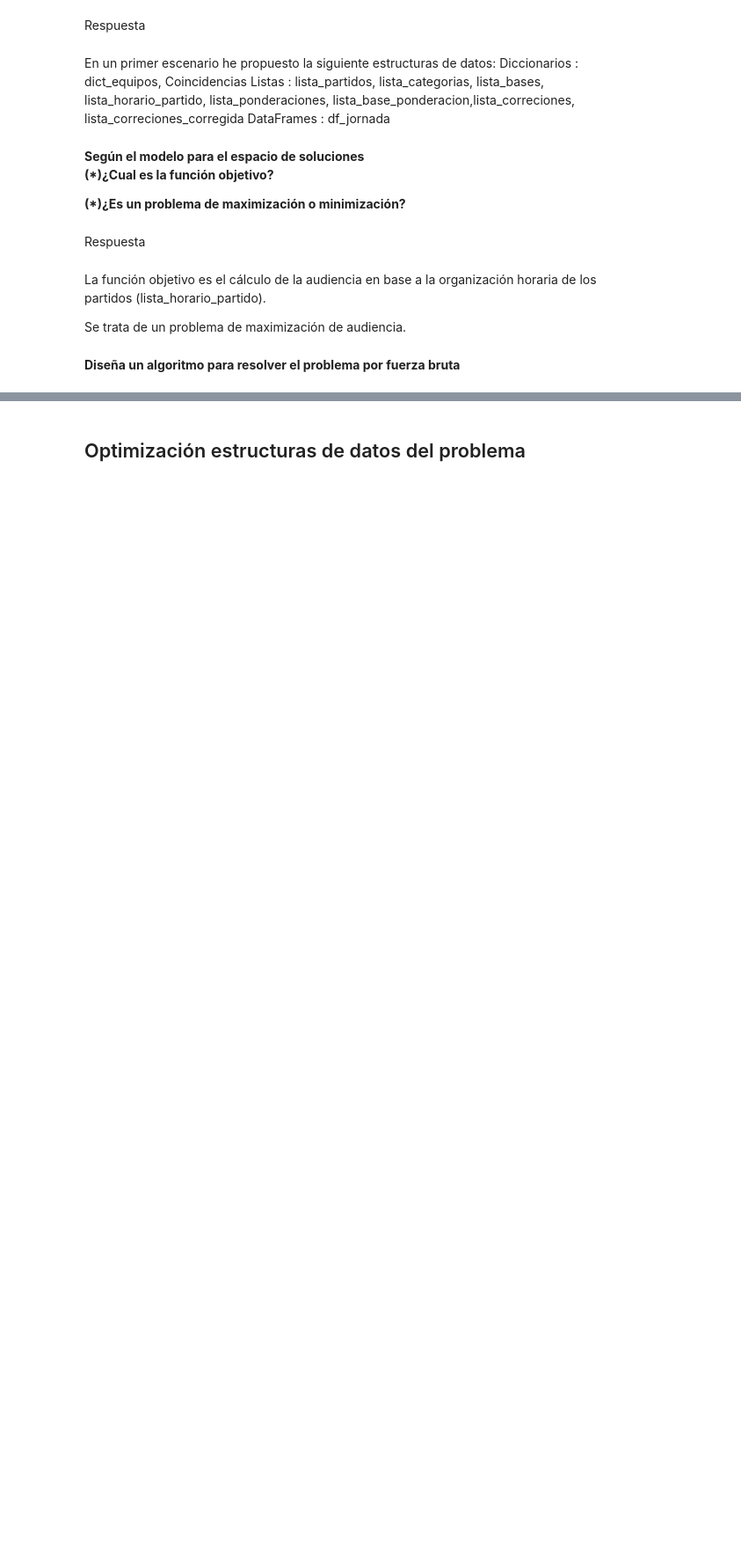
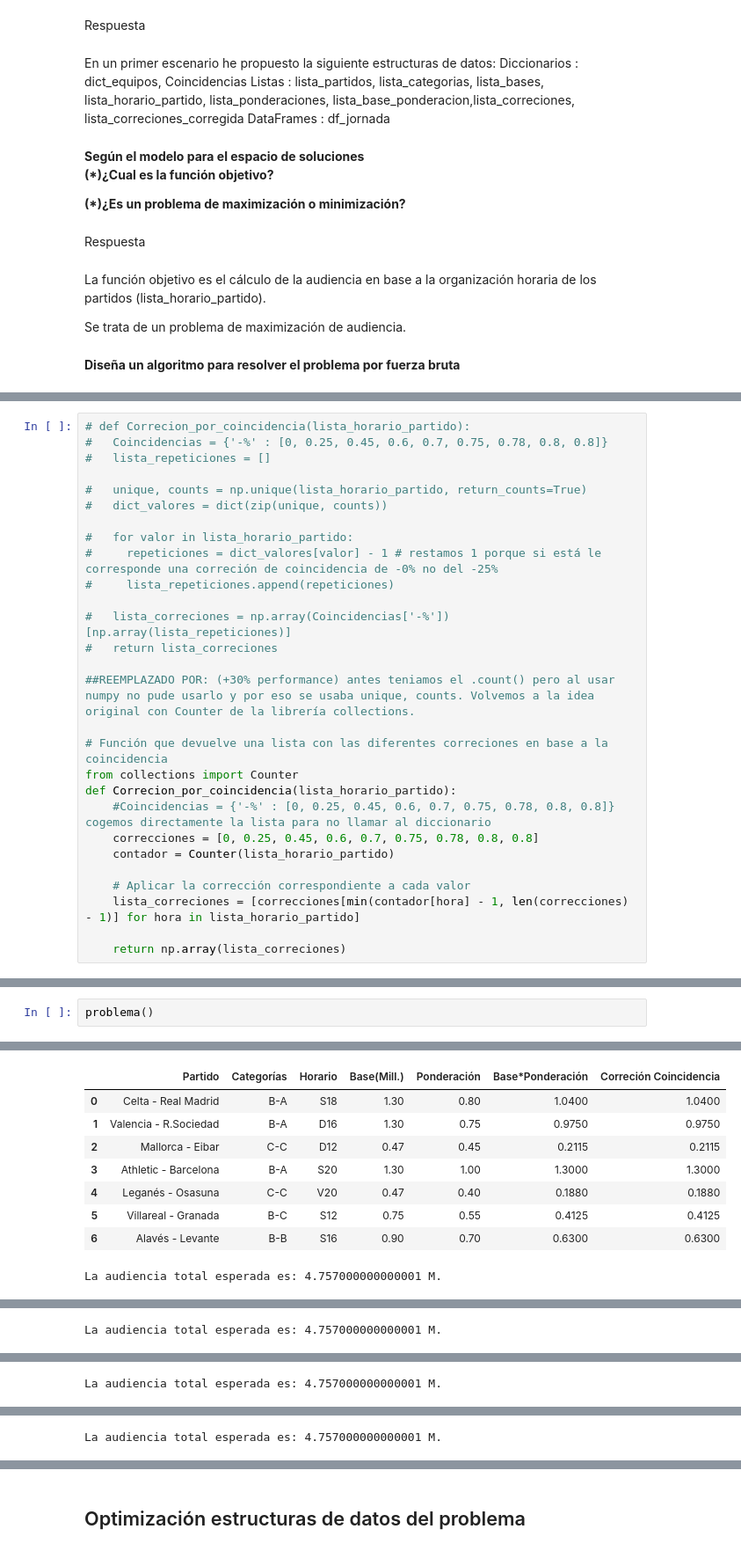
Before and after one commit to cristianscu99-VIU/03MIAR_Algoritmos-de-Optimizacion, a Jupyter notebook: SEMINARIO/Proyecto_AOP_Problema_2_Cristian_de_la_Santa_Cruz.ipynb, the cells around one changed output, grey strips where cells are left out. Shown at 88% size. Cells and saved outputs as stored; diff of their text form; blank space fills up the shorter version.

```diff
--- a/SEMINARIO/Proyecto_AOP_Problema_2_Cristian_de_la_Santa_Cruz.ipynb
+++ b/SEMINARIO/Proyecto_AOP_Problema_2_Cristian_de_la_Santa_Cruz.ipynb
@@ -346,0 +349,28 @@ Se trata de un problema de maximización de audiencia.
+# %%
+# def Correcion_por_coincidencia(lista_horario_partido):
+#   Coincidencias = {'-%' : [0, 0.25, 0.45, 0.6, 0.7, 0.75, 0.78, 0.8, 0.8]}
+#   lista_repeticiones = []
+
+#   unique, counts = np.unique(lista_horario_partido, return_counts=True)
+#   dict_valores = dict(zip(unique, counts))
+
+#   for valor in lista_horario_partido:
+#     repeticiones = dict_valores[valor] - 1 # restamos 1 porque si está le corresponde una correción de coincidencia de -0% no del -25%
+#     lista_repeticiones.append(repeticiones)
+
+#   lista_correciones = np.array(Coincidencias['-%'])[np.array(lista_repeticiones)]
+#   return lista_correciones
+
+##REEMPLAZADO POR: (+30% performance) antes teniamos el .count() pero al usar numpy no pude usarlo y por eso se usaba unique, counts. Volvemos a la idea original con Counter de la librería collections.
+
+# Función que devuelve una lista con las diferentes correciones en base a la coincidencia
+from collections import Counter
+def Correcion_por_coincidencia(lista_horario_partido):
+    #Coincidencias = {'-%' : [0, 0.25, 0.45, 0.6, 0.7, 0.75, 0.78, 0.8, 0.8]} cogemos directamente la lista para no llamar al diccionario
+    correcciones = [0, 0.25, 0.45, 0.6, 0.7, 0.75, 0.78, 0.8, 0.8]
+    contador = Counter(lista_horario_partido)
+
+    # Aplicar la corrección correspondiente a cada valor
+    lista_correciones = [correcciones[min(contador[hora] - 1, len(correcciones) - 1)] for hora in lista_horario_partido]
+
+    return np.array(lista_correciones)
@@ -346,0 +580,3 @@ Se trata de un problema de maximización de audiencia.
+# %%
+problema()
+# %% [output]
@@ -346,0 +600,9 @@ Se trata de un problema de maximización de audiencia.
+|  | Partido | Categorías | Horario | Base(Mill.) | Ponderación | Base*Ponderación | Correción Coincidencia |
+| 0 | Celta - Real Madrid | B-A | S18 | 1.30 | 0.80 | 1.0400 | 1.0400 |
+| 1 | Valencia - R.Sociedad | B-A | D16 | 1.30 | 0.75 | 0.9750 | 0.9750 |
+| 2 | Mallorca - Eibar | C-C | D12 | 0.47 | 0.45 | 0.2115 | 0.2115 |
+| 3 | Athletic - Barcelona | B-A | S20 | 1.30 | 1.00 | 1.3000 | 1.3000 |
+| 4 | Leganés - Osasuna | C-C | V20 | 0.47 | 0.40 | 0.1880 | 0.1880 |
+| 5 | Villareal - Granada | B-C | S12 | 0.75 | 0.55 | 0.4125 | 0.4125 |
+| 6 | Alavés - Levante | B-B | S16 | 0.90 | 0.70 | 0.6300 | 0.6300 |
+La audiencia total esperada es: 4.757000000000001 M.
@@ -346,0 +617 @@ Se trata de un problema de maximización de audiencia.
+La audiencia total esperada es: 4.757000000000001 M.
@@ -346,0 +626 @@ Se trata de un problema de maximización de audiencia.
+La audiencia total esperada es: 4.757000000000001 M.
@@ -346,0 +635 @@ Se trata de un problema de maximización de audiencia.
+La audiencia total esperada es: 4.757000000000001 M.
```
Also changed, not shown: parts of 4 cells of this notebook.
